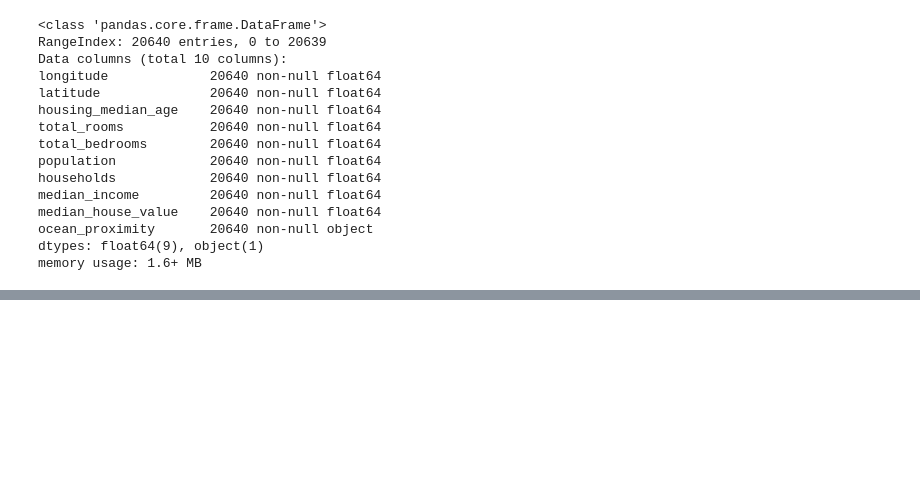
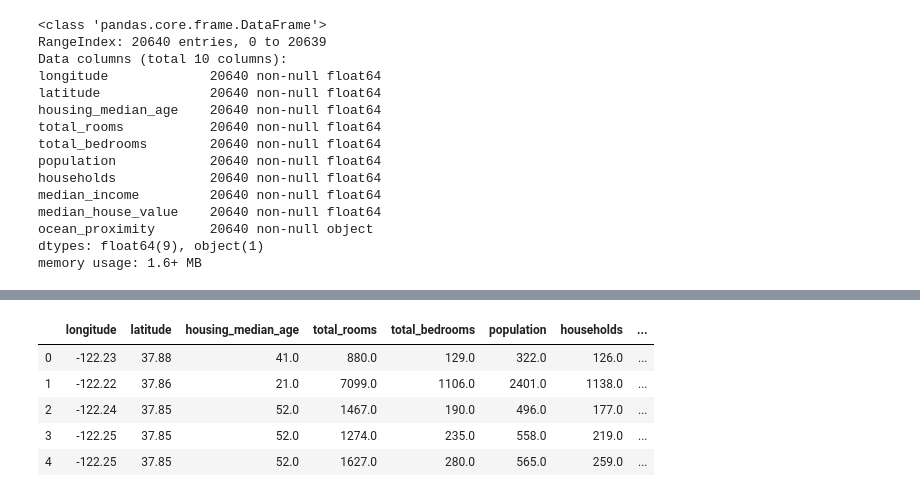
Before and after one commit to phamkdaniel/Cali-Housing-Project, a Jupyter notebook: daniel_merging.ipynb, the cells around one changed output, grey strips where cells are left out. Drawn from its saved outputs; the diff is of its cells as text; code cells hidden in the pictures; blank space fills up the shorter version.

Commit message:
merge dataframes

```diff
--- a/daniel_outliers.ipynb
+++ b/daniel_merging.ipynb
@@ -150,7 +150,7 @@ plt.show()
 [figure]
 # %%
 # grab non-null values from rooms and bedrooms
-room_df = housing_data_df[["households", "total_bedrooms"]].dropna()
+room_df = housing_df[["households", "total_bedrooms"]].dropna()
 
 reg_x = room_df["households"]
 reg_y = room_df["total_bedrooms"]
@@ -185,10 +185,10 @@ plt.show()
 # plt.show()
 # %%
 # replace null bedrooms with predicted bedrooms from linear regression based on total_rooms
-housing_data_df.loc[housing_data_df["total_bedrooms"].isnull(),"total_bedrooms"] = \
-        np.floor(rooms_m * housing_data_df["total_rooms"] + rooms_b)
+housing_df.loc[housing_df["total_bedrooms"].isnull(),"total_bedrooms"] = \
+        np.floor(rooms_m * housing_df["total_rooms"] + rooms_b)
 
-housing_data_df.info()
+housing_df.info()
 # %% [output]
 <class 'pandas.core.frame.DataFrame'>
 RangeIndex: 20640 entries, 0 to 20639
@@ -205,3 +205,11 @@ median_house_value    20640 non-null float64
 ocean_proximity       20640 non-null object
 dtypes: float64(9), object(1)
 memory usage: 1.6+ MB
+# %%
+# add rounded coordinates for future merge
+round_long = housing_df["longitude"].round(1)
+round_lat = housing_df["latitude"].round(1)
+
+housing_df.insert(10,"longitude_round",round_long,True)
+housing_df.insert(11,"latitude_round",round_lat,True)
+housing_df.head()
@@ -207,0 +230,10 @@ memory usage: 1.6+ MB
+# %%
+# read lat,long to county data
+county_file = "Resources/county_data_clean.csv"
+county_df = pd.read_csv(county_file)
+county_df = pd.DataFrame(county_df)
+
+# grab relevent columns
+county_df = county_df[["latitude", "longitude","county_name"]]
+
+county_df
@@ -207,0 +254,14 @@ memory usage: 1.6+ MB
+# %%
+# merge county name on lat,long
+housing_county_df = pd.merge(housing_df, county_df, how="left", left_on=["longitude_round","latitude_round"], right_on=["longitude","latitude"])
+housing_county_df = housing_county_df.drop(columns=["longitude_round", "latitude_round", "latitude_y", "longitude_y"])
+housing_county_df = housing_county_df.rename(columns={"longitude_x":"longitude","latitude_x":"latitude"})
+
+housing_county_df.head()
+# %% [output]
+|  | longitude | latitude | housing_median_age | total_rooms | total_bedrooms | population | households | ... |
+| 0 | -122.23 | 37.88 | 41.0 | 880.0 | 129.0 | 322.0 | 126.0 | ... |
+| 1 | -122.22 | 37.86 | 21.0 | 7099.0 | 1106.0 | 2401.0 | 1138.0 | ... |
+| 2 | -122.24 | 37.85 | 52.0 | 1467.0 | 190.0 | 496.0 | 177.0 | ... |
+| 3 | -122.25 | 37.85 | 52.0 | 1274.0 | 235.0 | 558.0 | 219.0 | ... |
+| 4 | -122.25 | 37.85 | 52.0 | 1627.0 | 280.0 | 565.0 | 259.0 | ... |
```
Also changed, not shown: parts of 11 cells of this notebook, 2 other files.
